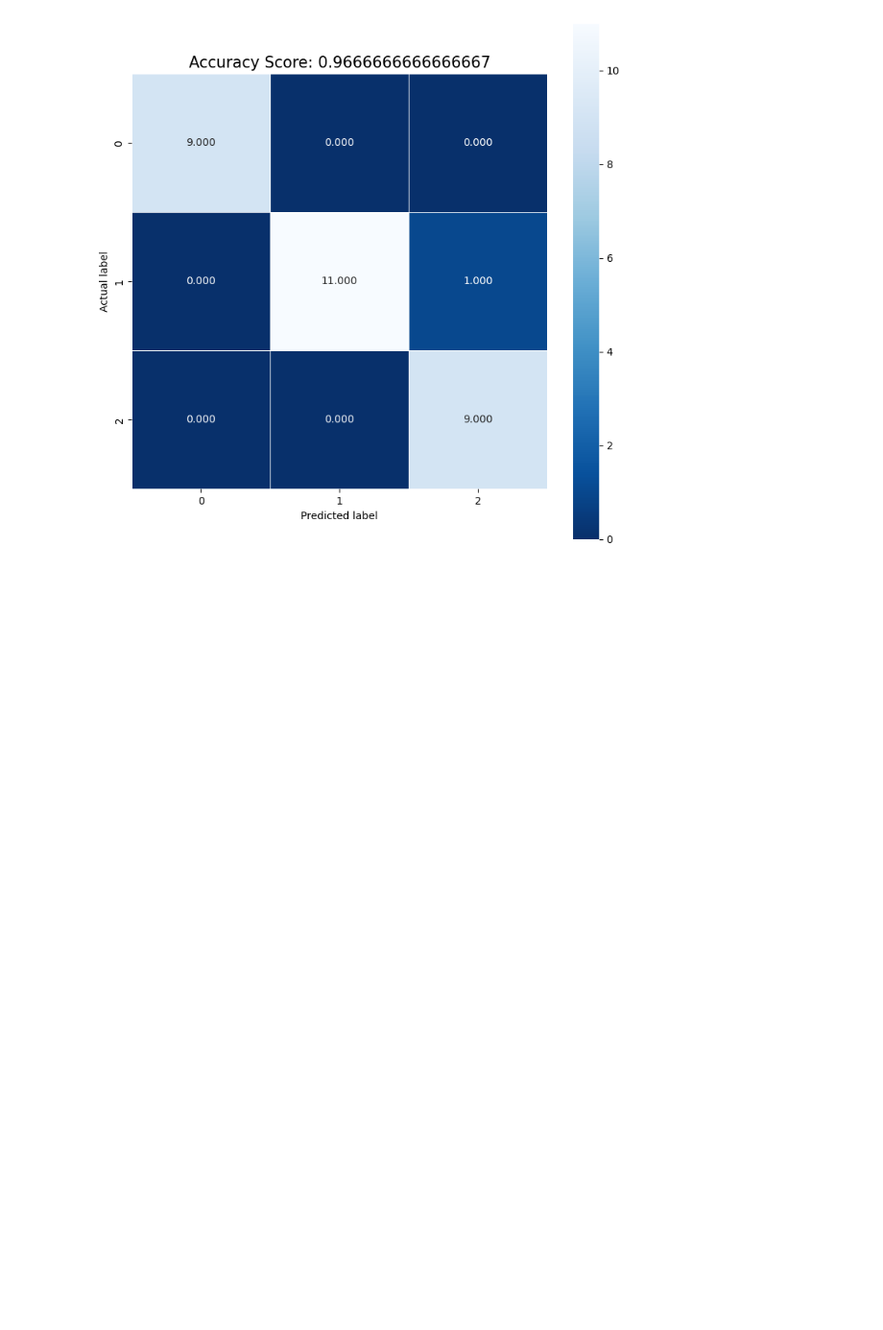
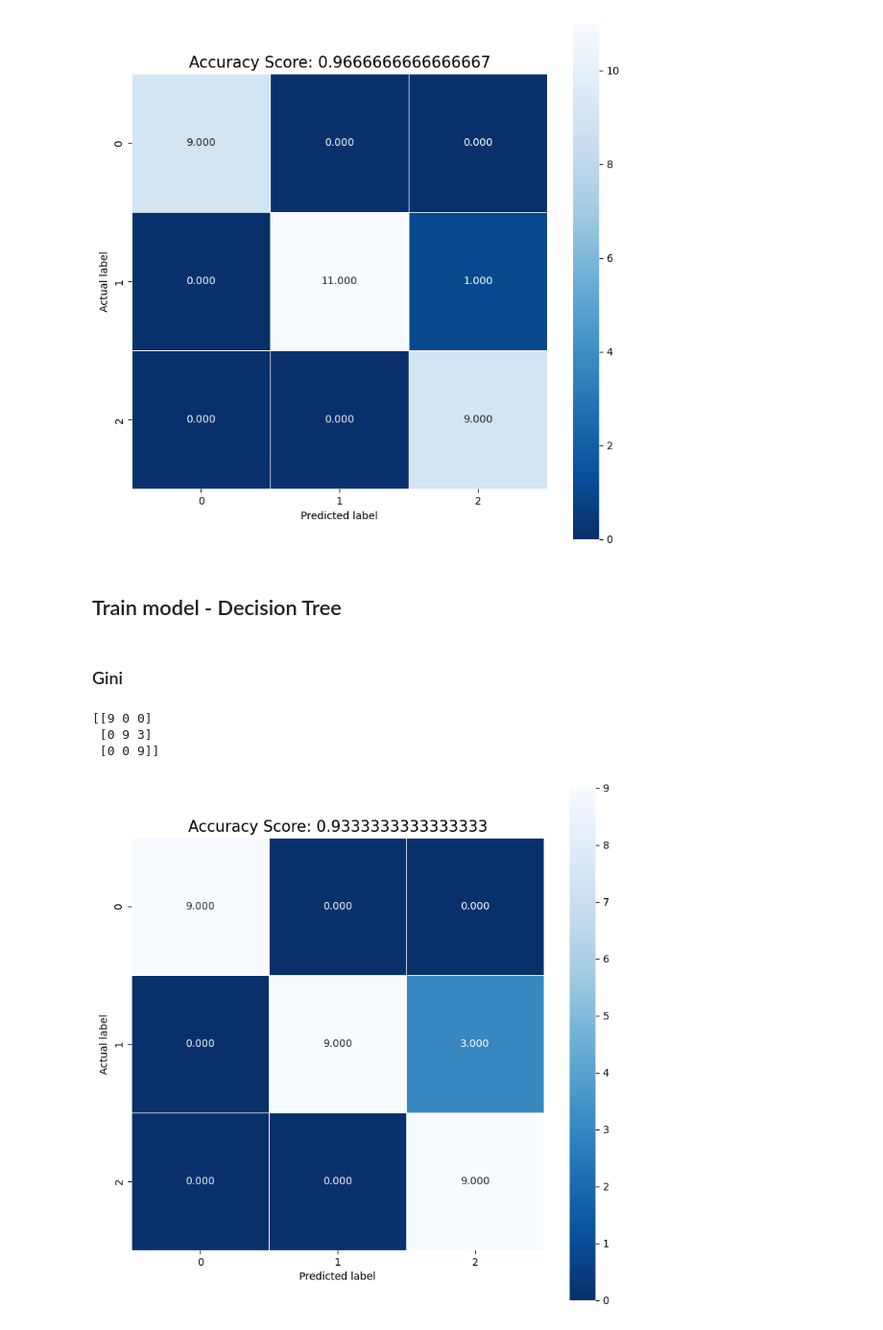
Before and after one commit to sanjitsaluja/ml-iris, a Jupyter notebook: Iris - Classification.ipynb, the cells around one changed output. Shown at 96% size. Cells and saved outputs as stored; diff of their text form; code cells hidden in the pictures; blank space fills up the shorter version.

```diff
--- a/Iris - Classification.ipynb
+++ b/Iris - Classification.ipynb
@@ -186,3 +186,7 @@ all_sample_title = 'Accuracy Score: {0}'.format(score)
 plt.title(all_sample_title, size = 15);
 # %% [output]
 [figure]
+# %% [markdown]
+## Train model - Decision Tree
+# %% [markdown]
+### Gini
@@ -188,0 +195,21 @@ plt.title(all_sample_title, size = 15);
+# %%
+decision_tree_classifier = DecisionTreeClassifier(criterion='gini', max_depth=12)
+# %%
+decision_tree_classifier.fit(train_set_X, train_set_y)
+cm = metrics.confusion_matrix(test_set_y, predictions)
+print(cm)
+# %% [output]
+[[9 0 0]
+ [0 9 3]
+ [0 0 9]]
+# %%
+score = decision_tree_classifier.score(test_set_X, test_set_y)
+predictions = decision_tree_classifier.predict(test_set_X)
+plt.figure(figsize=(9,9))
+sns.heatmap(cm, annot=True, fmt=".3f", linewidths=.5, square = True, cmap = 'Blues_r');
+plt.ylabel('Actual label');
+plt.xlabel('Predicted label');
+all_sample_title = 'Accuracy Score: {0}'.format(score)
+plt.title(all_sample_title, size = 15);
+# %% [output]
+[figure, added]
```
Also changed, not shown: parts of 14 cells of this notebook.
